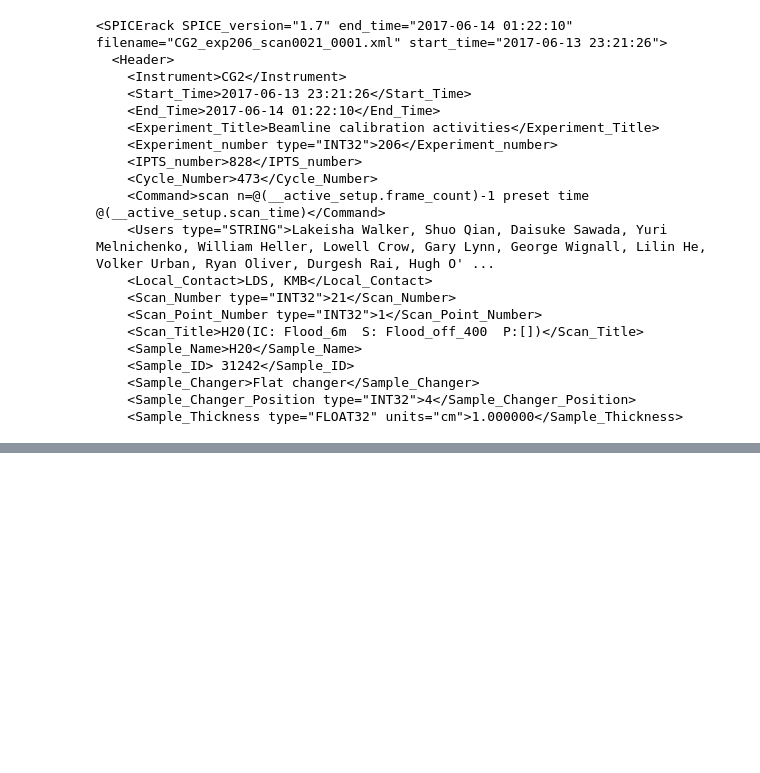
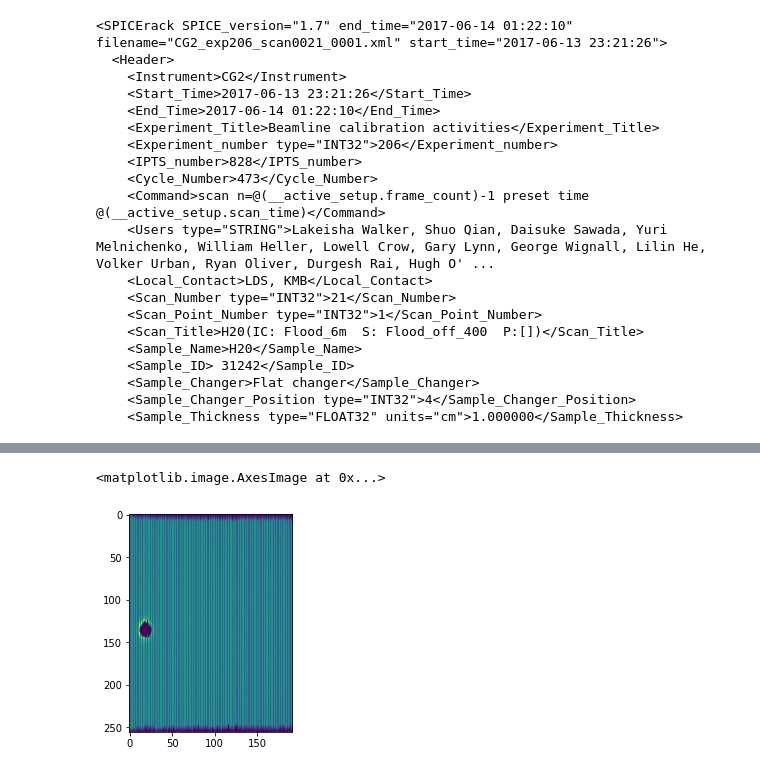
Before and after one commit to neutrons/IPythonNotebookTutorial, a Jupyter notebook: notebooks/2.0 - Introduction to File Manipulation.ipynb, the cells around one changed output, grey strips where cells are left out. Drawn from its saved outputs; the diff is of its cells as text; code cells hidden in the pictures; blank space fills up the shorter version.

```diff
--- a/notebooks/2.0 - Introduction to File Manipulation.ipynb
+++ b/notebooks/2.0 - Introduction to File Manipulation.ipynb
@@ -588,0 +667,6 @@ fh.close()
+# %%
+# Let's get the tubes vertically aligned
+plt.imshow(np.rot90(colummns_ready))
+# %% [output]
+<matplotlib.image.AxesImage at 0x...>
+[figure, added]
```
Also changed, not shown: parts of 22 cells of this notebook.
